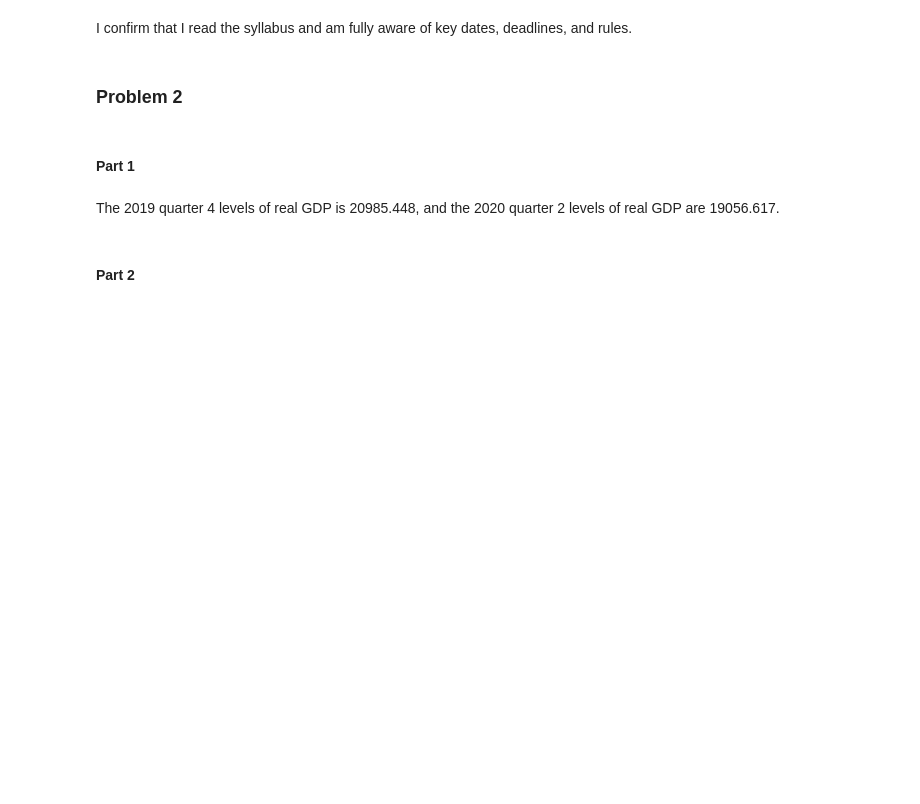
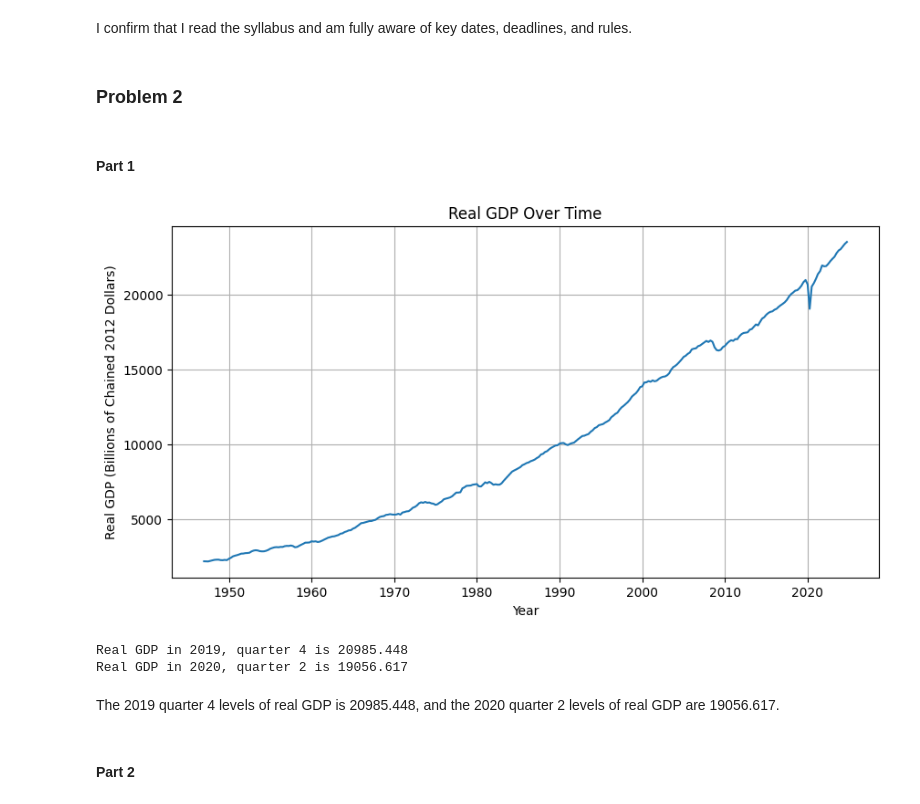
Before and after one commit to MariaChrysafis/Schoolwork, a Jupyter notebook: 14.02/pset1/main.ipynb, the cells around one changed output. Drawn from its saved outputs; the diff is of its cells as text; code cells hidden in the pictures; blank space fills up the shorter version.

Commit message:
pretty diagrams :)

```diff
--- a/14.02/pset1/main.ipynb
+++ b/14.02/pset1/main.ipynb
@@ -6,5 +6,21 @@
 I confirm that I read the syllabus and am fully aware of key dates, deadlines, and rules.
 # %% [markdown]
 ### Problem 2
+# %%
+import sys
+import subprocess
+import matplotlib.pyplot as plt
+
+# Install matplotlib silently
+subprocess.check_call([sys.executable, "-m", "pip", "install", "matplotlib"], stdout=subprocess.DEVNULL, stderr=subprocess.DEVNULL)
+subprocess.check_call([sys.executable, "-m", "pip", "install", "pandas"], stdout=subprocess.DEVNULL, stderr=subprocess.DEVNULL)
+import pandas
+# Read all of the files
+real_gdp = pandas.DataFrame(pandas.read_csv('GDPC1.csv'))
+nominal_gdp = pandas.DataFrame(pandas.read_csv('GDP.csv'))
+federal_debt = pandas.DataFrame(pandas.read_csv('GFDEBTN.csv'))
+real_gdp['observation_date'] = pandas.to_datetime(real_gdp['observation_date'])
+nominal_gdp['observation_date'] = pandas.to_datetime(nominal_gdp['observation_date'])
+federal_debt['observation_date'] = pandas.to_datetime(federal_debt['observation_date'])
 # %% [markdown]
 #### Part 1
@@ -20,3 +27,24 @@ real_gdp = pandas.DataFrame(pandas.read_csv('GDPC1.csv'))
+# %%
+real_gdp['observation_date'] = pandas.to_datetime(real_gdp['observation_date'])
+plt.figure(figsize=(10, 5))
+plt.plot(real_gdp['observation_date'], real_gdp['GDPC1'])
+plt.xlabel('Year')
+plt.ylabel('Real GDP (Billions of Chained 2012 Dollars)')
+plt.title('Real GDP Over Time')
+plt.grid(True)
+plt.show()
+# %% [output]
+[figure, added]
+# %%
+for i in range(len(real_gdp)) :
+    # print(real_gdp["observation_date"][i])
+    if real_gdp["observation_date"][i] == pandas.Timestamp("2019-10-01") :
+        print("Real GDP in 2019, quarter 4 is", real_gdp["GDPC1"][i])
+    elif real_gdp["observation_date"][i] == pandas.Timestamp("2020-04-01") :
+        print("Real GDP in 2020, quarter 2 is", real_gdp["GDPC1"][i])
+# %% [output]
+Real GDP in 2019, quarter 4 is 20985.448
+Real GDP in 2020, quarter 2 is 19056.617
 # %% [markdown]
 The 2019 quarter 4 levels of real GDP is 20985.448, and the 2020 quarter 2 levels of real GDP are 19056.617.
 # %% [markdown]
```
Also changed, not shown: parts of 3 cells of this notebook.
